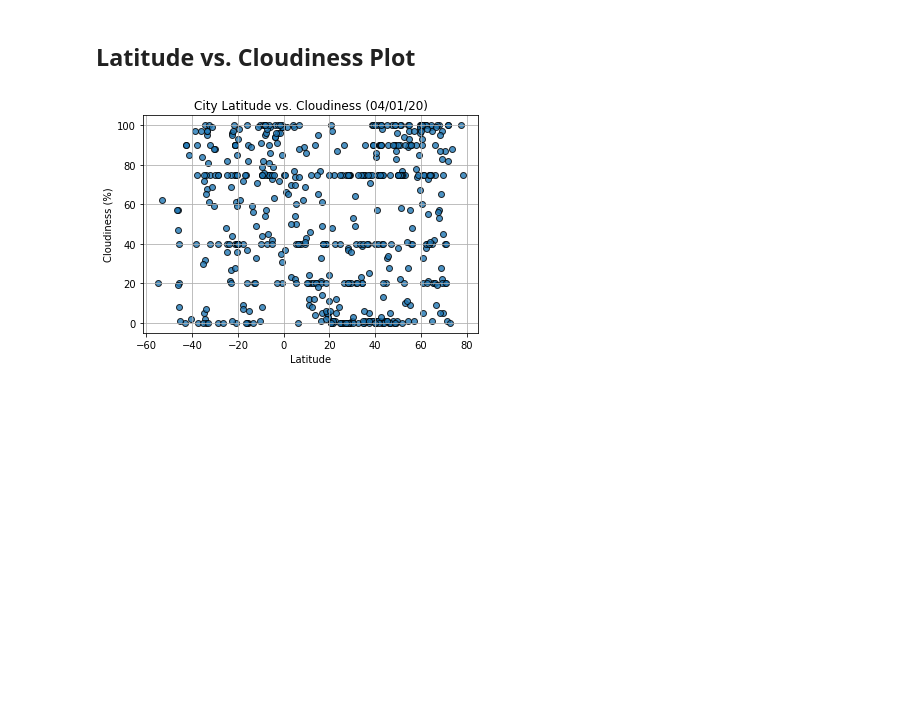
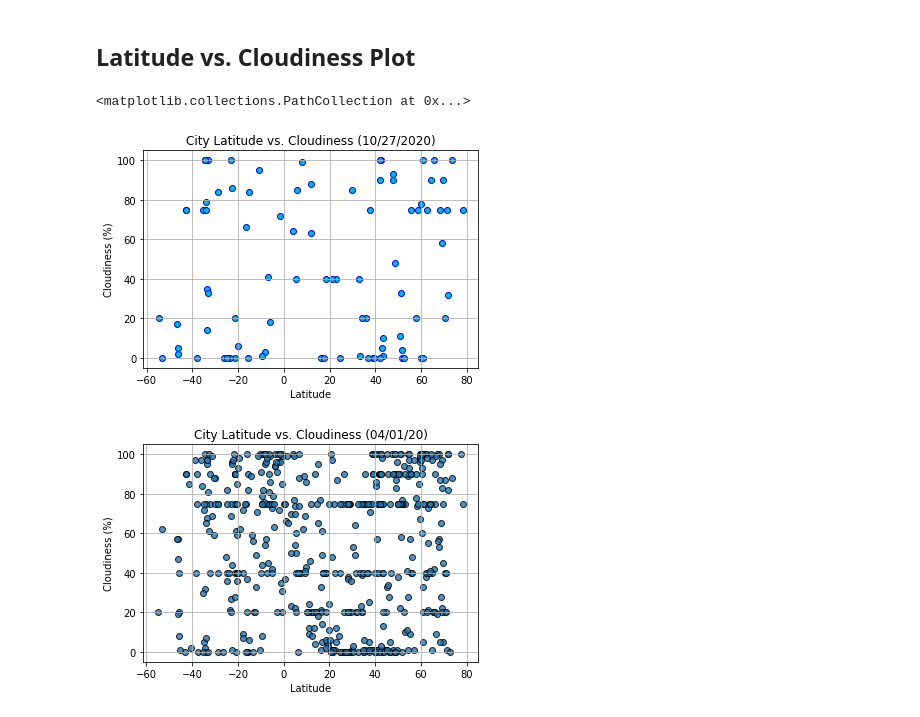
Before and after one commit to jayhjman/python-api-challenge, a Jupyter notebook: WeatherPy/WeatherPy.ipynb, the cells around one changed output. Saved outputs shown, nothing was run; the diff lists cells and outputs as text; code cells hidden in the pictures; blank space fills up the shorter version.

```diff
--- a/WeatherPy/WeatherPy.ipynb
+++ b/WeatherPy/WeatherPy.ipynb
@@ -140,6 +361,18 @@ Int64Index([], dtype='int64')
 [figure]
 # %% [markdown]
 ## Latitude vs. Cloudiness Plot
+# %%
+y_values = clean_city_data["Cloudiness"]
+# %%
+fig, ax = plt.subplots()
+ax.set_xlabel(x_label)
+ax.set_ylabel(cloud_label)
+ax.set_title(f"City Latitude vs. Cloudiness ({analysis_date})")
+ax.grid(True)
+ax.scatter(x_values, y_values, marker='o', facecolor='c', edgecolor="b")
+# %% [output]
+<matplotlib.collections.PathCollection at 0x...>
+[figure, added]
 # %%
 # %% [output]
 [figure]
```
Also changed, not shown: parts of 45 cells of this notebook, 1 other file.
